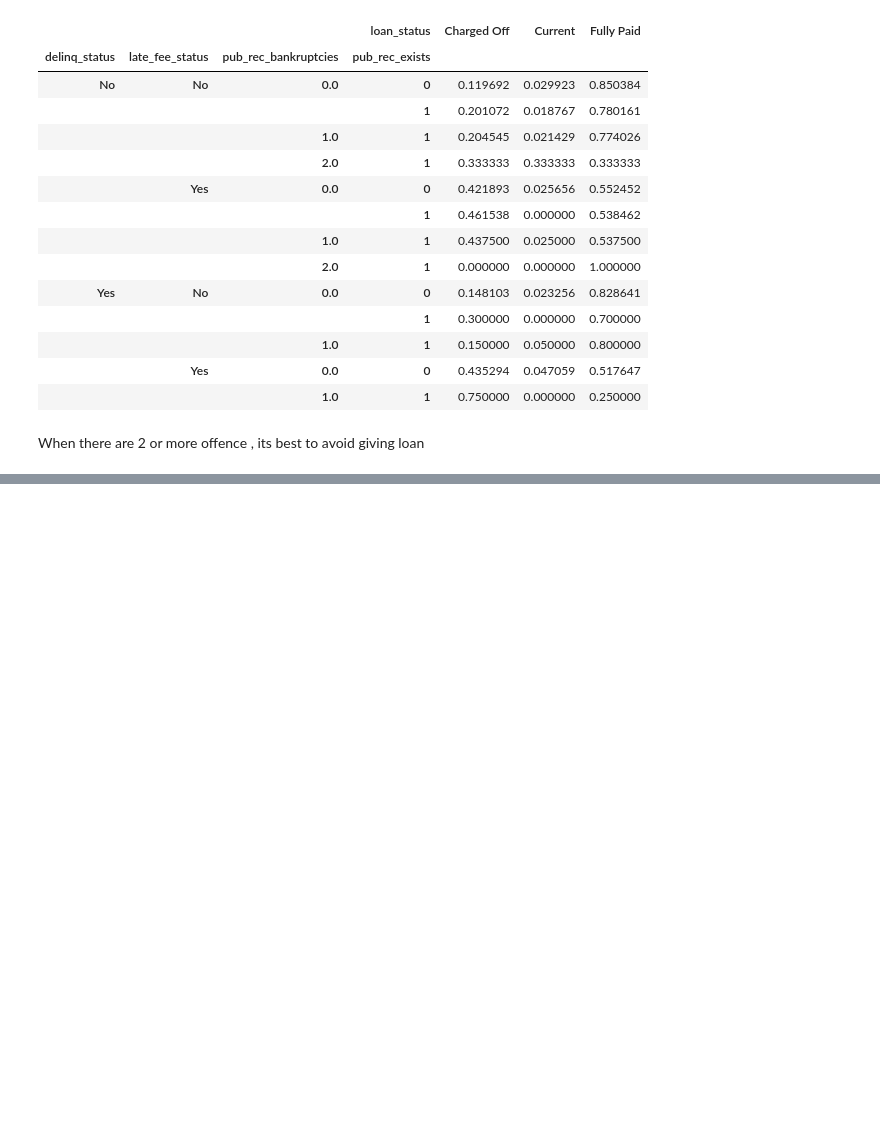
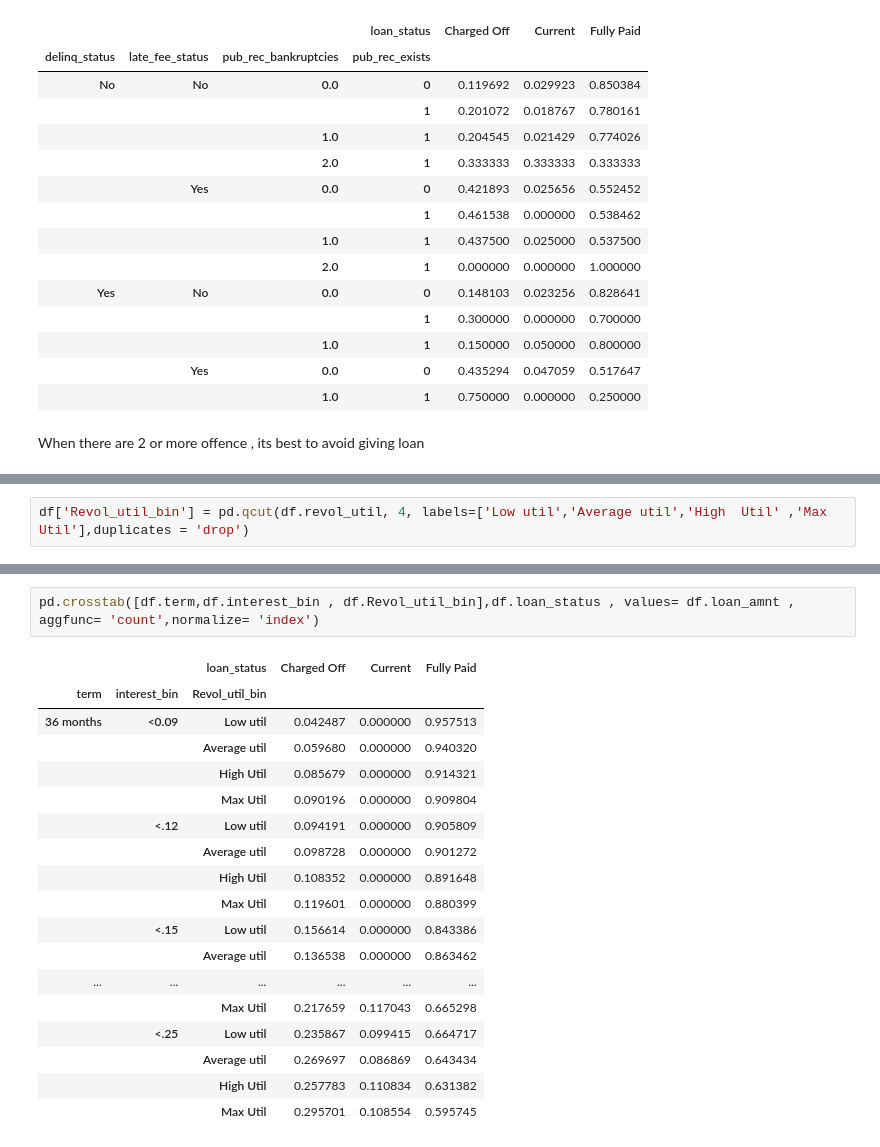
Before and after one commit to karthikmnkrishna/Loan-default-prediction, a Jupyter notebook: Loan_Case_study.ipynb, the cells around one changed output, grey strips where cells are left out. Cells and saved outputs as stored; diff of their text form; blank space fills up the shorter version.

```diff
--- a/Loan_Case_study.ipynb
+++ b/Loan_Case_study.ipynb
@@ -1139,0 +1145,2 @@ When there are 2 or more offence , its best to avoid giving loan
+# %%
+df['Revol_util_bin'] = pd.qcut(df.revol_util, 4, labels=['Low util','Average util','High  Util' ,'Max Util'],duplicates = 'drop')
@@ -1139,0 +1169,21 @@ When there are 2 or more offence , its best to avoid giving loan
+# %%
+pd.crosstab([df.term,df.interest_bin , df.Revol_util_bin],df.loan_status , values= df.loan_amnt , aggfunc= 'count',normalize= 'index')
+# %% [output]
+|  |  | loan_status | Charged Off | Current | Fully Paid |
+| term | interest_bin | Revol_util_bin |  |  |  |
+| 36 months | <0.09 | Low util | 0.042487 | 0.000000 | 0.957513 |
+|  |  | Average util | 0.059680 | 0.000000 | 0.940320 |
+|  |  | High Util | 0.085679 | 0.000000 | 0.914321 |
+|  |  | Max Util | 0.090196 | 0.000000 | 0.909804 |
+|  | <.12 | Low util | 0.094191 | 0.000000 | 0.905809 |
+|  |  | Average util | 0.098728 | 0.000000 | 0.901272 |
+|  |  | High Util | 0.108352 | 0.000000 | 0.891648 |
+|  |  | Max Util | 0.119601 | 0.000000 | 0.880399 |
+|  | <.15 | Low util | 0.156614 | 0.000000 | 0.843386 |
+|  |  | Average util | 0.136538 | 0.000000 | 0.863462 |
+| ... | ... | ... | ... | ... | ... |
+|  |  | Max Util | 0.217659 | 0.117043 | 0.665298 |
+|  | <.25 | Low util | 0.235867 | 0.099415 | 0.664717 |
+|  |  | Average util | 0.269697 | 0.086869 | 0.643434 |
+|  |  | High Util | 0.257783 | 0.110834 | 0.631382 |
+|  |  | Max Util | 0.295701 | 0.108554 | 0.595745 |
```
Also changed, not shown: parts of 8 cells of this notebook.
